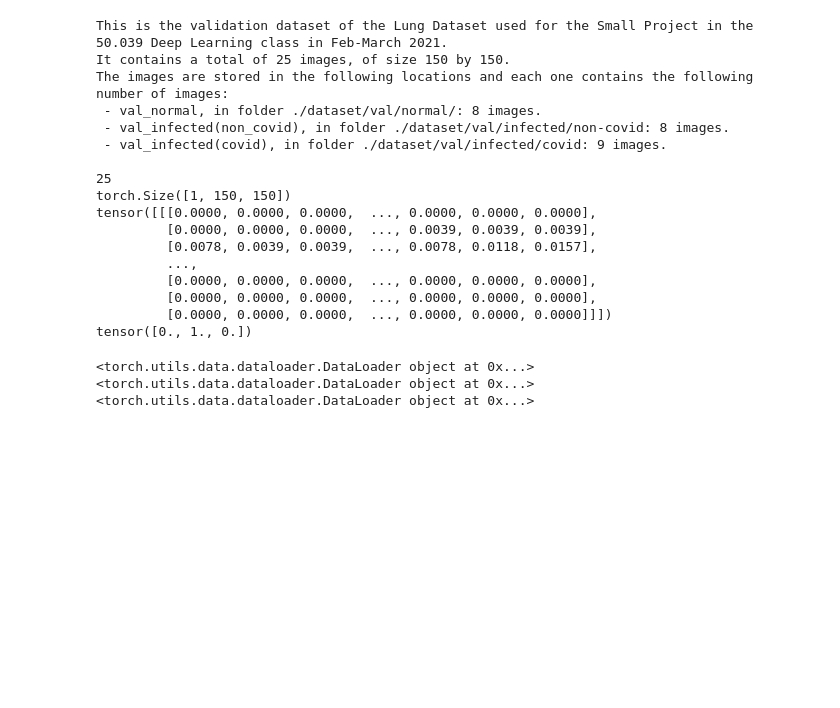
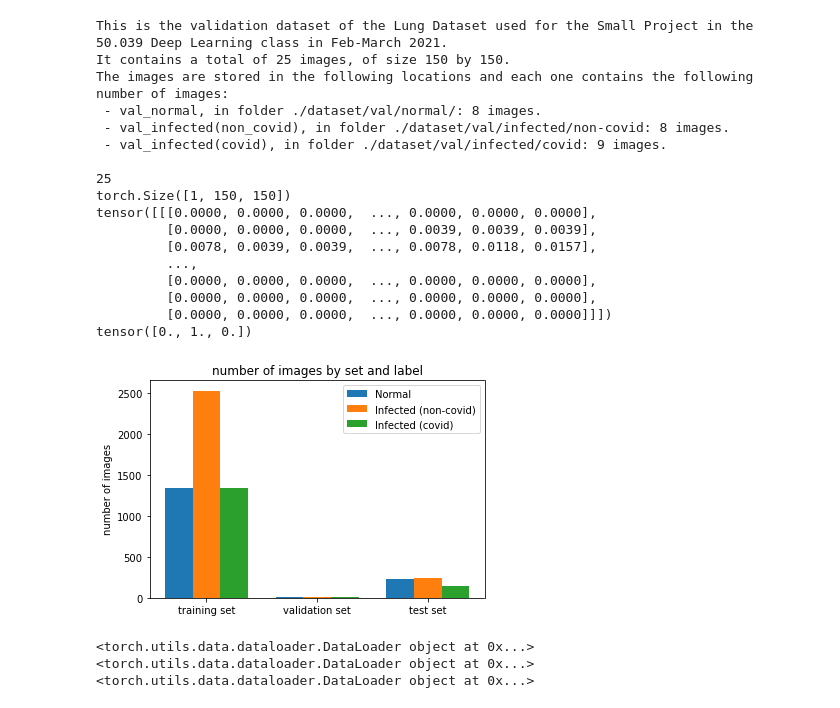
Before and after one commit to Amarjyotkaur/Deep-Learning-X_Ray-Image-Classification, a Jupyter notebook: mainCode.ipynb, the cells around one changed output. Drawn from its saved outputs; the diff is of its cells as text; code cells hidden in the pictures; blank space fills up the shorter version.

```diff
--- a/mainCode.ipynb
+++ b/mainCode.ipynb
@@ -93,6 +94,11 @@ tensor([[[0.0000, 0.0000, 0.0000,  ..., 0.0000, 0.0000, 0.0000],
 tensor([0., 1., 0.])
 # %%
 bs_val = 64
+# %%
+# data visualization
+dataset_bar(ld_train,ld_val,ld_test)
+# %% [output]
+[figure, added]
 # %%
 # creating dataloader object
 gen = torch.Generator()
```
Also changed, not shown: parts of 8 cells of this notebook, 2 other files.
